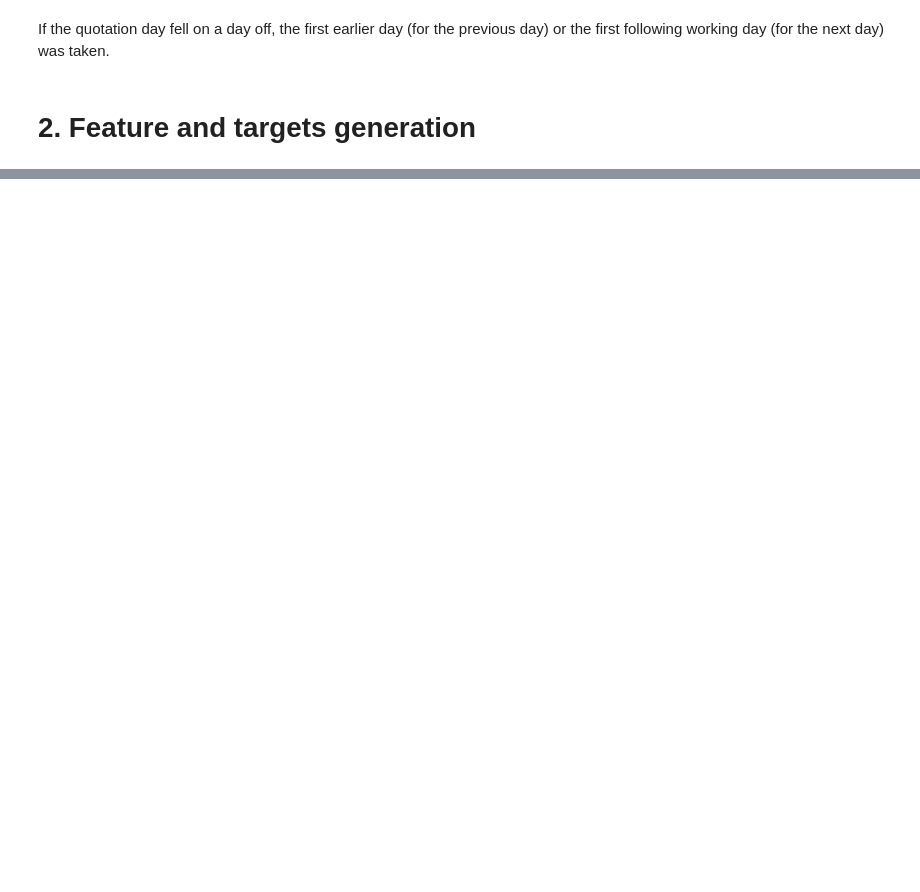
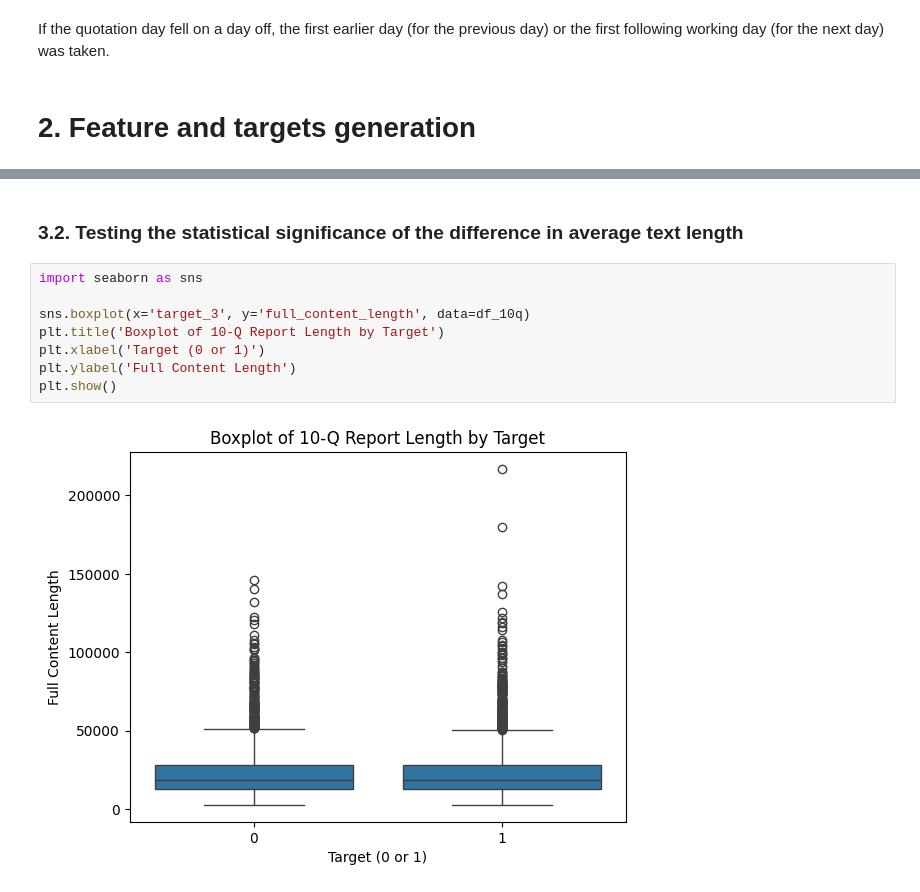
Before and after one commit to PavelMKh/nlp-stock-model, a Jupyter notebook: notebooks/EDA.ipynb, the cells around one changed output, grey strips where cells are left out. Drawn from its saved outputs; the diff is of its cells as text; blank space fills up the shorter version.

```diff
--- a/notebooks/EDA.ipynb
+++ b/notebooks/EDA.ipynb
@@ -117,0 +188,12 @@ df.head(15)
+# %% [markdown]
+### 3.2. Testing the statistical significance of the difference in average text length
+# %%
+import seaborn as sns
+
+sns.boxplot(x='target_3', y='full_content_length', data=df_10q)
+plt.title('Boxplot of 10-Q Report Length by Target')
+plt.xlabel('Target (0 or 1)')
+plt.ylabel('Full Content Length')
+plt.show()
+# %% [output]
+[figure, added]
```
Also changed, not shown: parts of 44 cells of this notebook.
